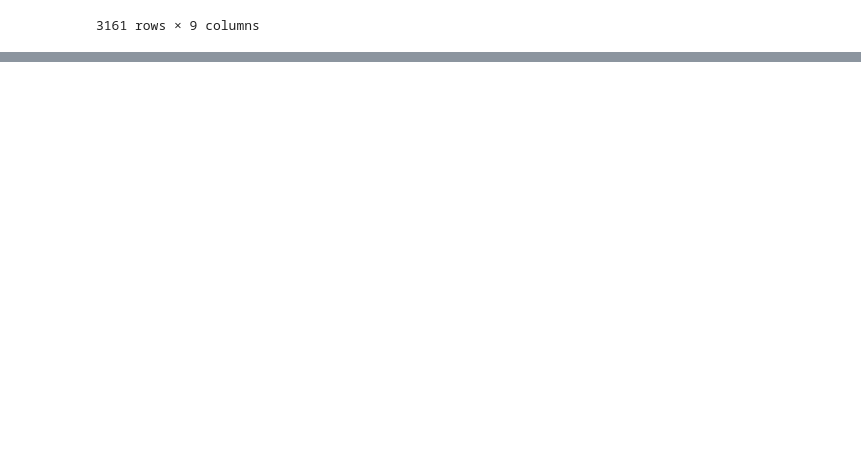
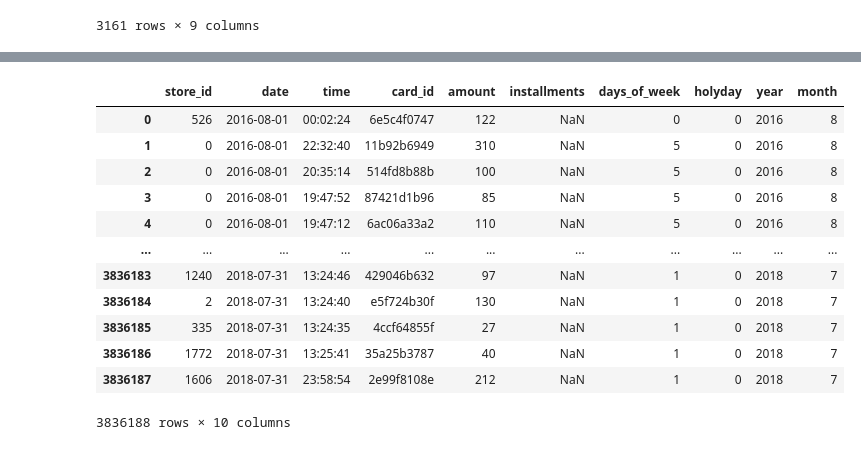
Before and after one commit to jayiuk/account_book_chatbot_preprocessing, a Jupyter notebook: preprocessing.ipynb, the cells around one changed output, grey strips where cells are left out. Cells and saved outputs as stored; diff of their text form; code cells hidden in the pictures; blank space fills up the shorter version.

Commit message:
data preprocessing csv 2 text

```diff
--- a/preprocessing.ipynb
+++ b/preprocessing.ipynb
@@ -61,0 +99,17 @@ data_33
+# %%
+data11 = pd.read_csv('./card_data.csv')
+data11
+# %% [output]
+|  | store_id | date | time | card_id | amount | installments | days_of_week | holyday | year | month |
+| 0 | 526 | 2016-08-01 | 00:02:24 | 6e5c4f0747 | 122 | NaN | 0 | 0 | 2016 | 8 |
+| 1 | 0 | 2016-08-01 | 22:32:40 | 11b92b6949 | 310 | NaN | 5 | 0 | 2016 | 8 |
+| 2 | 0 | 2016-08-01 | 20:35:14 | 514fd8b88b | 100 | NaN | 5 | 0 | 2016 | 8 |
+| 3 | 0 | 2016-08-01 | 19:47:52 | 87421d1b96 | 85 | NaN | 5 | 0 | 2016 | 8 |
+| 4 | 0 | 2016-08-01 | 19:47:12 | 6ac06a33a2 | 110 | NaN | 5 | 0 | 2016 | 8 |
+| ... | ... | ... | ... | ... | ... | ... | ... | ... | ... | ... |
+| 3836183 | 1240 | 2018-07-31 | 13:24:46 | 429046b632 | 97 | NaN | 1 | 0 | 2018 | 7 |
+| 3836184 | 2 | 2018-07-31 | 13:24:40 | e5f724b30f | 130 | NaN | 1 | 0 | 2018 | 7 |
+| 3836185 | 335 | 2018-07-31 | 13:24:35 | 4ccf64855f | 27 | NaN | 1 | 0 | 2018 | 7 |
+| 3836186 | 1772 | 2018-07-31 | 13:25:41 | 35a25b3787 | 40 | NaN | 1 | 0 | 2018 | 7 |
+| 3836187 | 1606 | 2018-07-31 | 23:58:54 | 2e99f8108e | 212 | NaN | 1 | 0 | 2018 | 7 |
+3836188 rows × 10 columns
```
Also changed, not shown: parts of 2 cells of this notebook, 1 other file.
